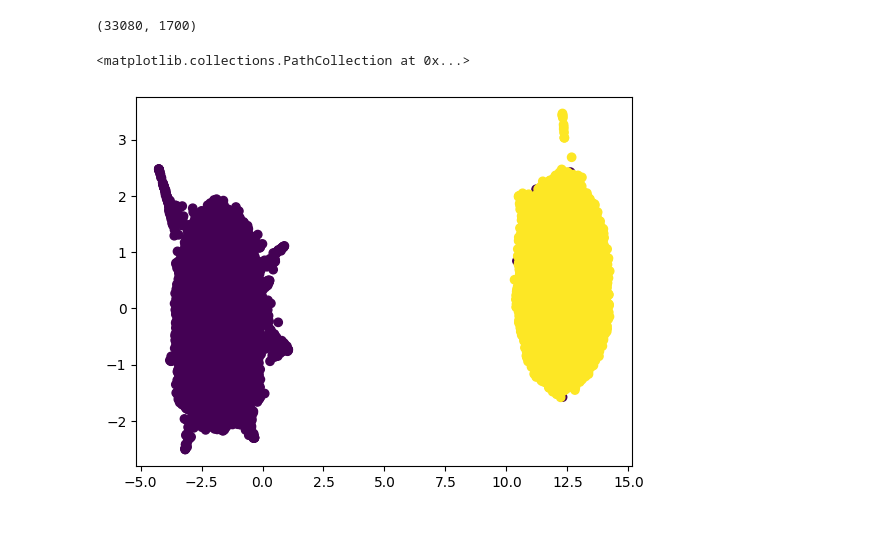
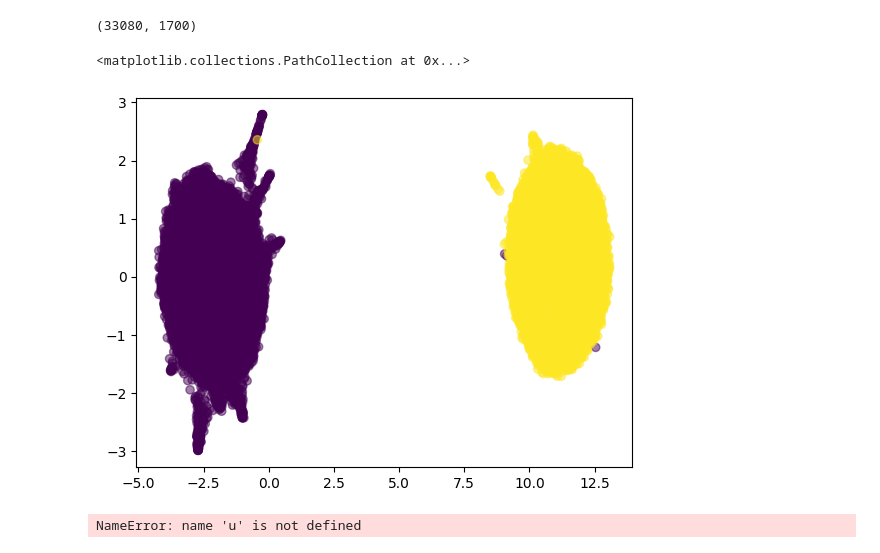
Before and after one commit to simonfei123/COGS209SP24-Project1-GroupNeuromorphs, a Jupyter notebook: visualization_scripts/pre_visualization.ipynb, the cells around one changed output. Saved outputs shown, nothing was run; the diff lists cells and outputs as text; code cells hidden in the pictures.

Commit message:
update visualization

```diff
--- a/visualization_scripts/pre_visualization.ipynb
+++ b/visualization_scripts/pre_visualization.ipynb
@@ -40,9 +40,17 @@ print(reshaped.shape)
 # train umap and display
 umap_func = umap.UMAP()
 u = umap_func.fit_transform(reshaped)
-color = np.append(np.zeros(16540), np.ones(16540))
-plt.figure()
-plt.scatter(u[:, 0], u[:, 1], c=color)
-# %% [output]
-<matplotlib.collections.PathCollection at 0x...>
-[figure, removed]
+# %%
+k = 1654
+color = np.append(np.zeros(k*10), np.ones(k*10))
+
+u_to_diaplay = np.append(u[0:k*10], u[16540:16540+k*10], 0)
+plt.figure()
+plt.scatter(u_to_diaplay[:, 0], u_to_diaplay[:, 1], c=color, alpha=0.5)
+# %% [output]
+<matplotlib.collections.PathCollection at 0x...>
+[figure, added]
+# %%
+u
+# %% [output]
+NameError: name 'u' is not defined
```
